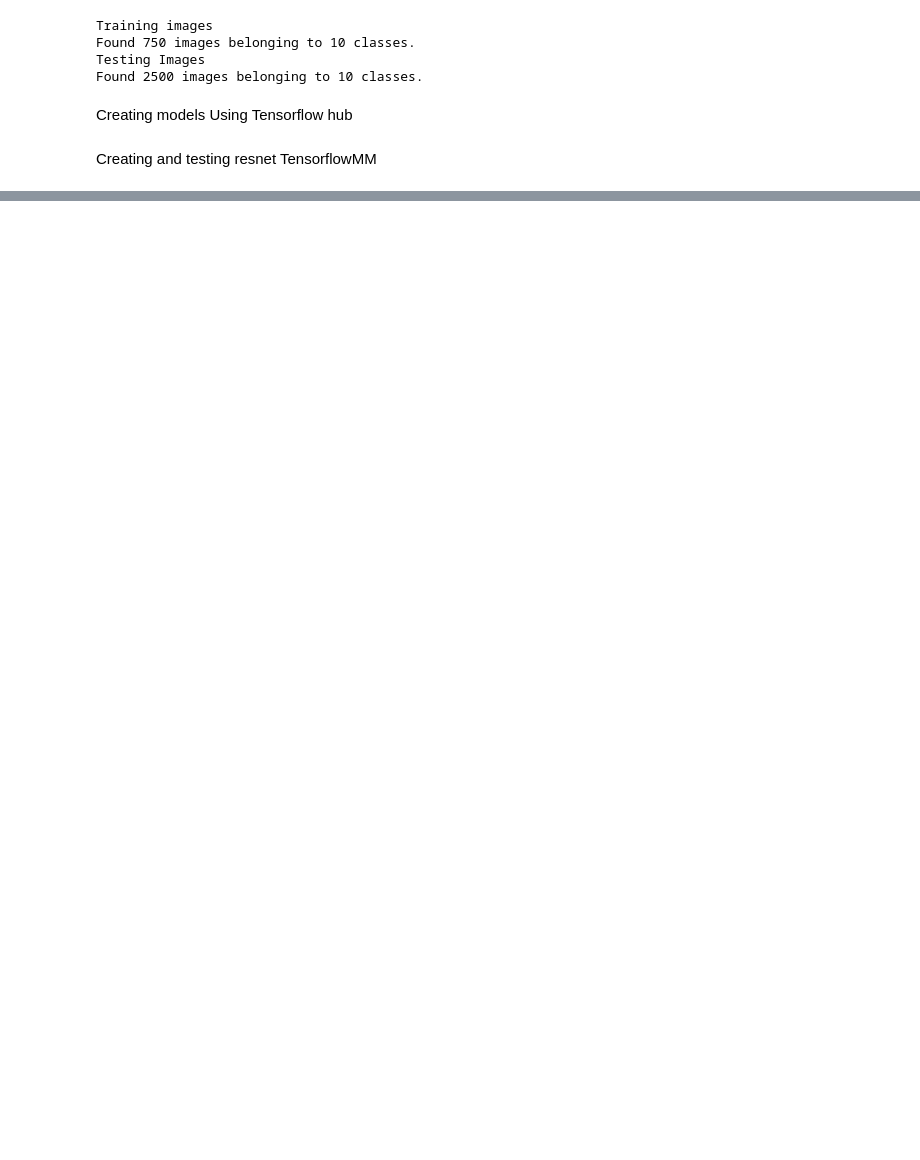
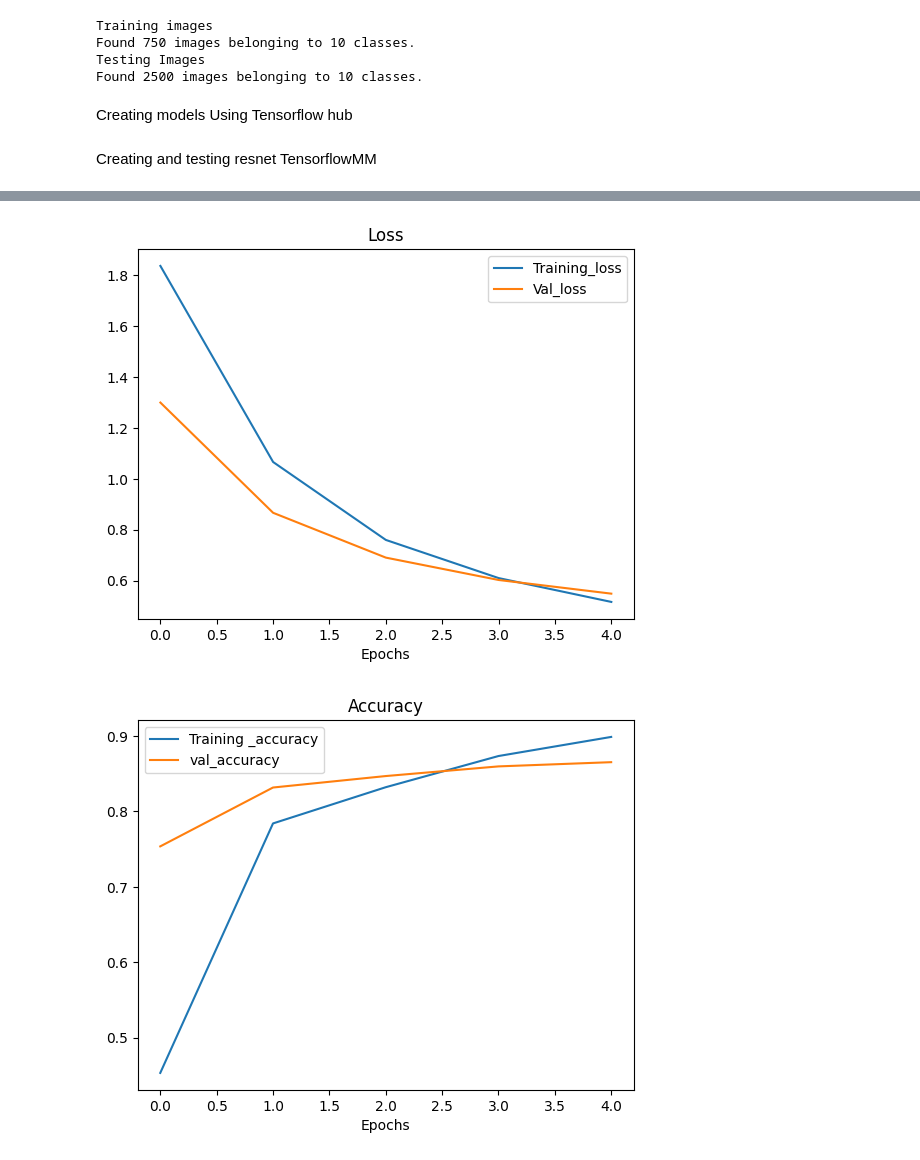
Before and after one commit to DarkWorldCoder/LearningAI, a Jupyter notebook: TransferLearning[0].ipynb, the cells around one changed output, grey strips where cells are left out. Saved outputs shown, nothing was run; the diff lists cells and outputs as text; code cells hidden in the pictures; blank space fills up the shorter version.

```diff
--- a/TransferLearning[0].ipynb
+++ b/TransferLearning[0].ipynb
@@ -83,7 +83,7 @@ Testing Images
 Found 2500 images belonging to 10 classes.
 # %%
 resnet_url = "https://tfhub.dev/google/imagenet/resnet_v2_50/feature_vector/4"
-efficient_url = "https://tfhun.dev/tensorflow/efficientnet/b0/feature-vector/1"
+efficient_url = "https://tfhub.dev/tensorflow/efficientnet/b0/feature-vector/1"
 # %%
 # Setting up callbacks
 
@@ -182,0 +183,15 @@ plot_loss_curves(resnet_history)
+# %%
+efficient_model = create_model(model_url=efficient_url)
+efficient_model.compile(loss='categorical_crossentropy',
+                        optimizer=tf.keras.optimizers.Adam(),
+                        metrics=["accuracy"]
+                        )
+
+efficientnet_history = efficient_model.fit(train_data_10_percent,
+                                           epochs=5,
+                                           validation_data=test_data,
+                                           validation_steps=len(test_data),
+                                           callbacks=[create_tensorboard_callback(dir_name="tensorflow_hub",
+                                                     experiment_name="efficientnetb0")
+                                                      ]
+                                           )
@@ -182,0 +210,5 @@ plot_loss_curves(resnet_history)
+# %%
+plot_loss_curves(efficientnet_history)
+# %% [output]
+[figure, added]
+[figure, added]
```
Also changed, not shown: parts of 6 cells of this notebook.
